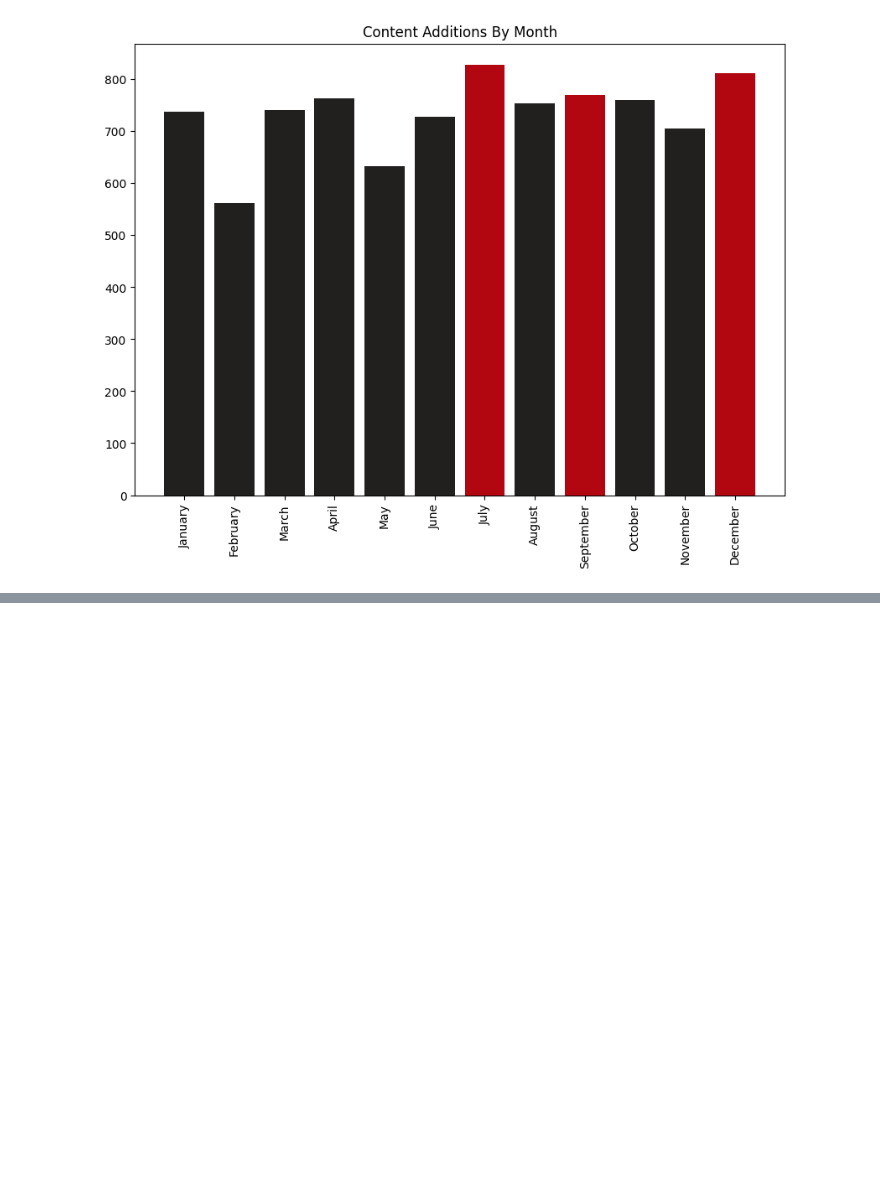
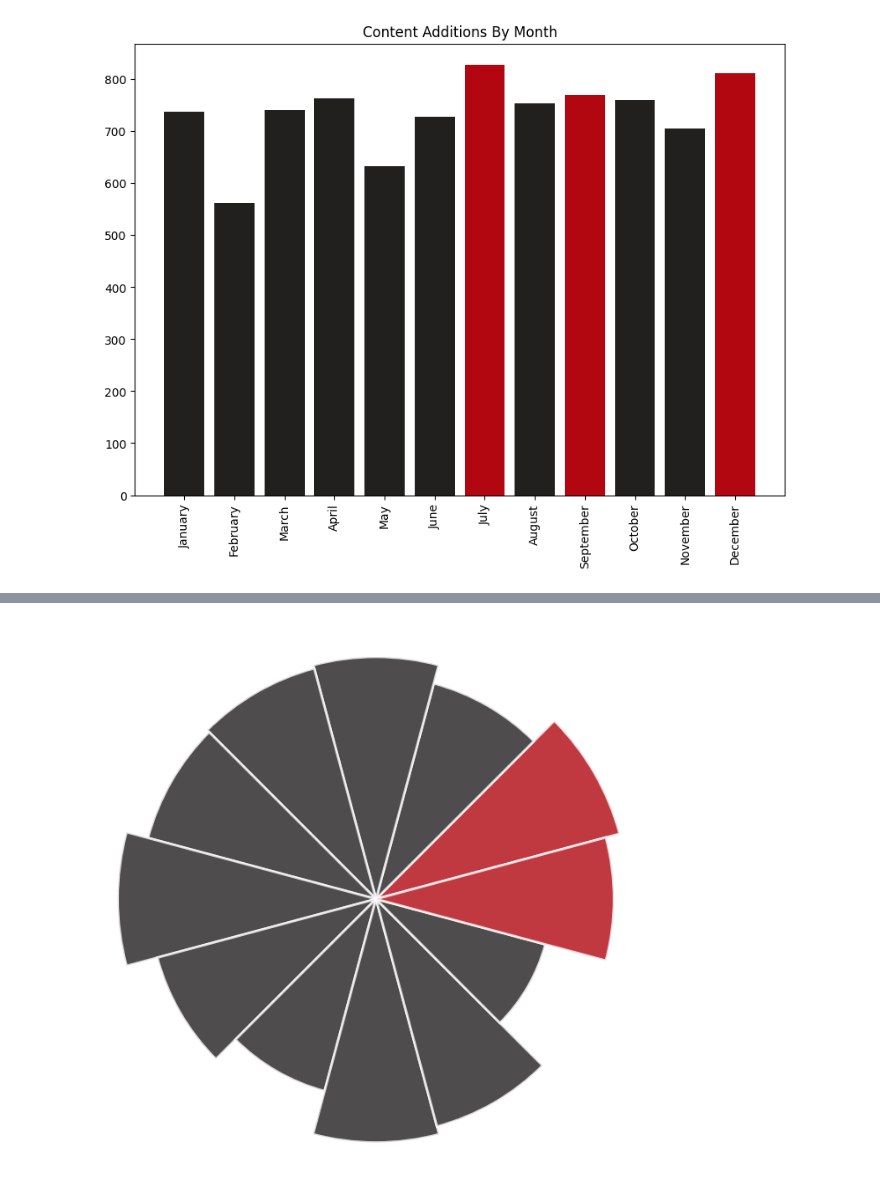
Before and after one commit to cafesmire/notebooks, a Jupyter notebook: netflix/netflix_eda.ipynb, the cells around one changed output, grey strips where cells are left out. Cells and saved outputs as stored; diff of their text form; code cells hidden in the pictures; blank space fills up the shorter version.

```diff
--- a/netflix/netflix_eda.ipynb
+++ b/netflix/netflix_eda.ipynb
@@ -266,0 +265,43 @@ for i, mtv in enumerate(df['type'].value_counts().index)
+# %%
+data_sub2 = data_sub
+data_sub2['Value'] = data_sub2['Movie']+data_sub2['TV Show']
+data_sub2.reset_index()
+
+df_polar = data_sub2.sort_values('month_added', ascending=False)
+cmap = ['#221f1f' for _ in range(12)]
+cmap[0] = cmap[11] = '#b20710'
+
+plt.figure(figsize=(8,8))
+ax = plt.subplot(111, polar=True)
+plt.axis('off')
+
+value_max = df_polar['Value'].max()
+slope = (value_max - 1) / value_max
+heights = slope * df_polar.Value + 1
+width = 2*np.pi / len(df_polar.index)
+
+indices =list(range(1, len(df_polar.index)+1))
+angles = [element * width for element in indices]
+
+bars = ax.bar(
+    x=angles,
+    height=heights,
+    width=width, bottom = 1,
+    linewidth=2,
+    edgecolor='w',
+    color=cmap,
+    alpha=.8)
+
+for bar, angle, height, label in zip(bars, angles, heights, df_polar.index):
+    rotation = np.rad2deg(angle)
+    alignment = ""
+    if angle >= np.pi/2 and angle < 3*np.pi/2:
+        alignment='right'
+        rotation = rotation + 180
+    else:
+        alignment='left'
+
+
+plt.show()
+# %% [output]
+[figure, added]
```
Also changed, not shown: parts of 4 cells of this notebook.
